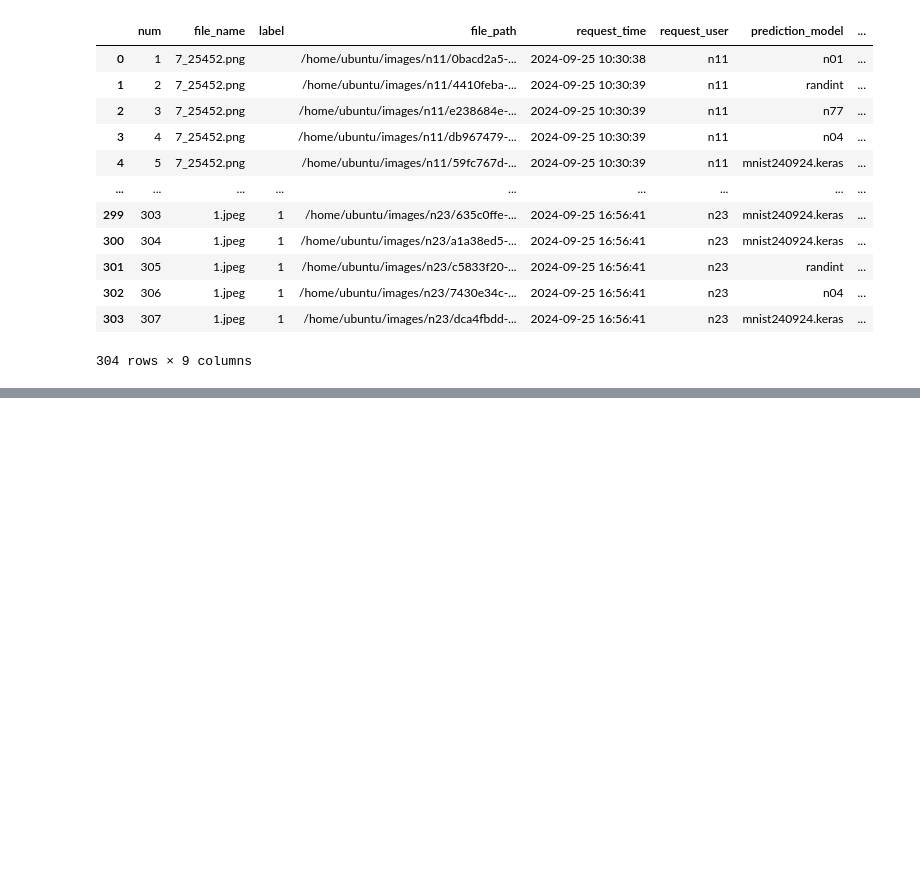
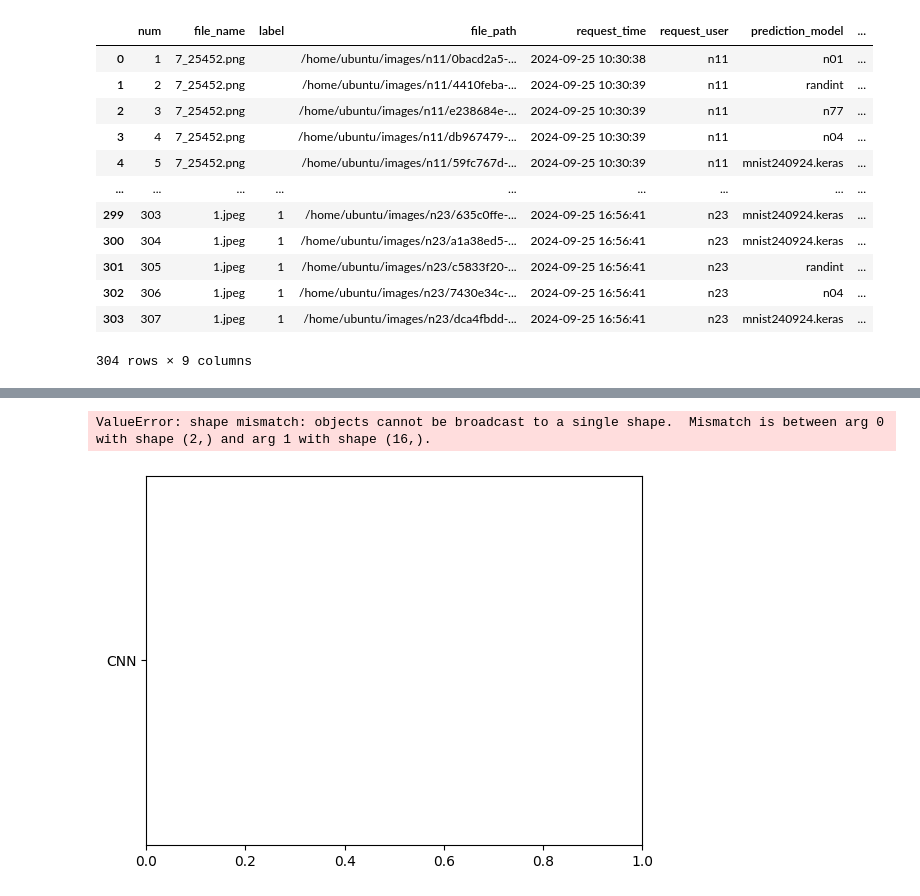
Before and after one commit to Nicou11/stdash, a Jupyter notebook: note/stdash.ipynb, the cells around one changed output, grey strips where cells are left out. Saved outputs shown, nothing was run; the diff lists cells and outputs as text; code cells hidden in the pictures; blank space fills up the shorter version.

```diff
--- a/note/stdash.ipynb
+++ b/note/stdash.ipynb
@@ -53,0 +54,27 @@ DeltaGenerator()
+# %%
+df['request_user']
+user = df.groupby('request_user').size()
+df['prediction_model']
+model = df.groupby('prediction_model').size()
+
+index = np.arange(2)
+bar_width = 0.5
+
+#plt.bar(time.index, time.values)
+#plt.bar(model.index, model.values)
+#plt.plot(model.index, model.values, marker='x', color='y')
+#plt.bar(user.index, user.values)
+plt.bar(index, model.index, model.values, bar_width, alpha=0.4, color='r', label="model")
+plt.bar(index, user.index, user.values, bar_width, alpha=0.4, color='b', label="model")
+
+
+plt.xlabel('Request user')
+plt.ylabel('prediction model')
+plt.xticks(rotation = 90)
+plt.tick_params(axis='x', direction='in', length=2, pad=6, labelsize=9, width= 3, labelcolor='green', top=True)
+plt.tick_params(axis='y', direction='inout', length=10, pad=15, labelsize=12, width=1, color='r')
+
+plt.show()
+# %% [output]
+ValueError: shape mismatch: objects cannot be broadcast to a single shape.  Mismatch is between arg 0 with shape (2,) and arg 1 with shape (16,).
+[figure, added]
```
Also changed, not shown: parts of 3 cells of this notebook, 1 other file.
